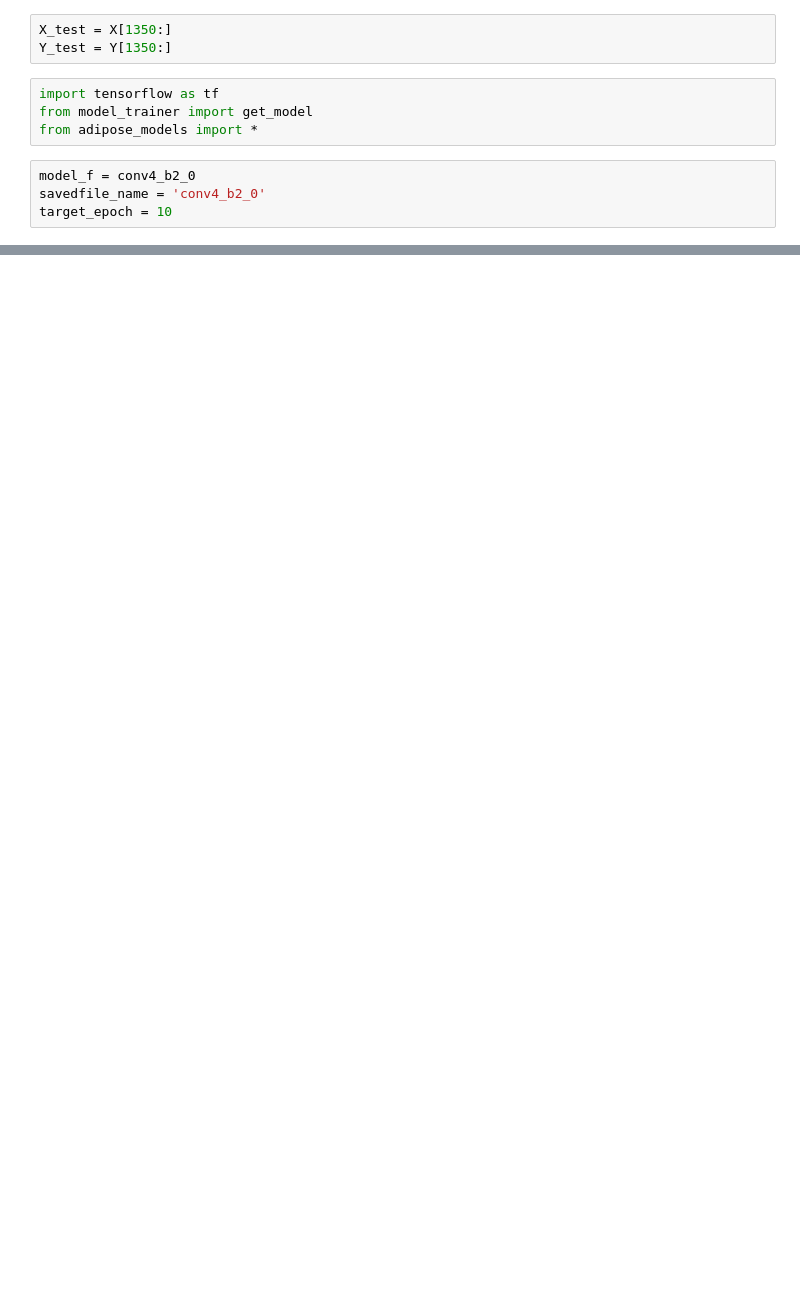
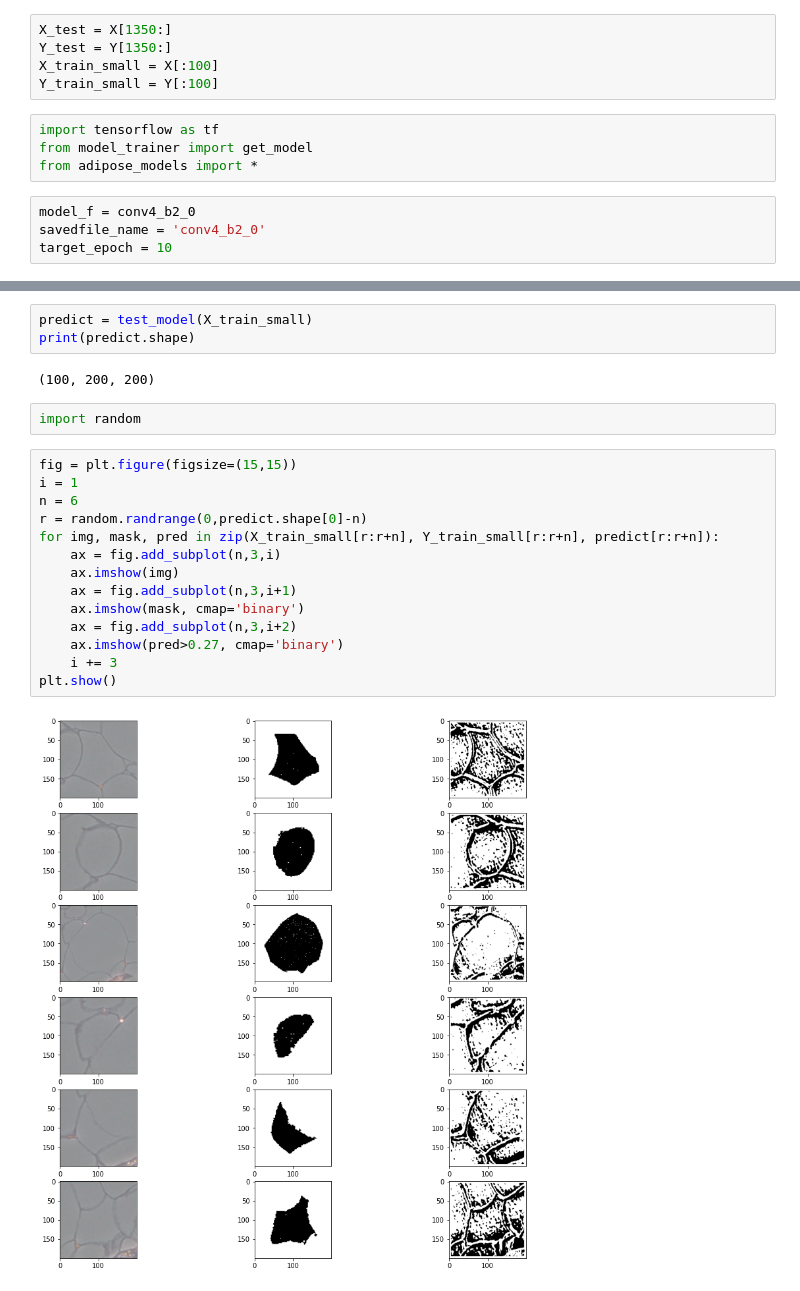
Before and after one commit to jaentrouble/Adipos_tf_train2, a Jupyter notebook: view_result.ipynb, the cells around one changed output, grey strips where cells are left out. Saved outputs shown, nothing was run; the diff lists cells and outputs as text; blank space fills up the shorter version.

```diff
--- a/view_result.ipynb
+++ b/view_result.ipynb
@@ -38,6 +38,8 @@ Y shape:  (1533, 200, 200) float32
 # %%
 X_test = X[1350:]
 Y_test = Y[1350:]
+X_train_small = X[:100]
+Y_train_small = Y[:100]
 # %%
 import tensorflow as tf
 from model_trainer import get_model
@@ -74,0 +78,23 @@ RuntimeError: You must compile your model before training/testing. Use `model.co
+# %%
+predict = test_model(X_train_small)
+print(predict.shape)
+# %% [output]
+(100, 200, 200)
+# %%
+import random
+# %%
+fig = plt.figure(figsize=(15,15))
+i = 1
+n = 6
+r = random.randrange(0,predict.shape[0]-n)
+for img, mask, pred in zip(X_train_small[r:r+n], Y_train_small[r:r+n], predict[r:r+n]):
+    ax = fig.add_subplot(n,3,i)
+    ax.imshow(img)
+    ax = fig.add_subplot(n,3,i+1)
+    ax.imshow(mask, cmap='binary')
+    ax = fig.add_subplot(n,3,i+2)
+    ax.imshow(pred>0.27, cmap='binary')
+    i += 3
+plt.show()
+# %% [output]
+[figure, added]
```
Also changed, not shown: parts of 3 cells of this notebook.
